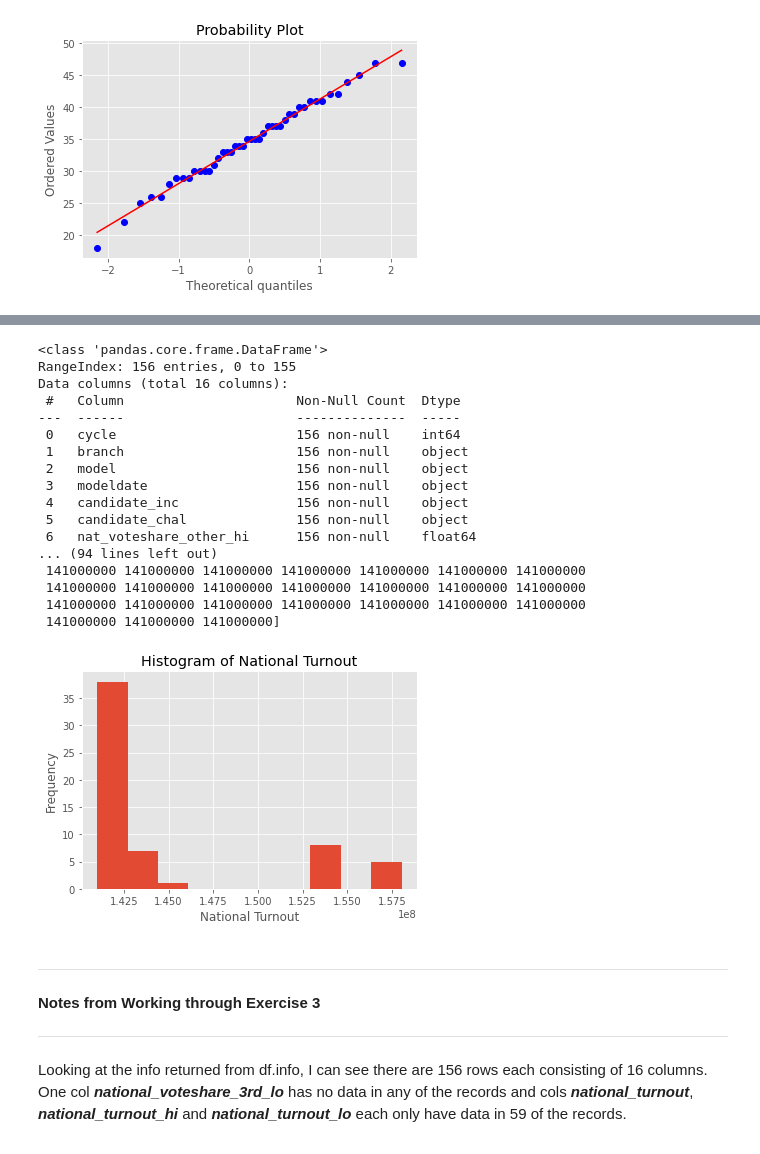
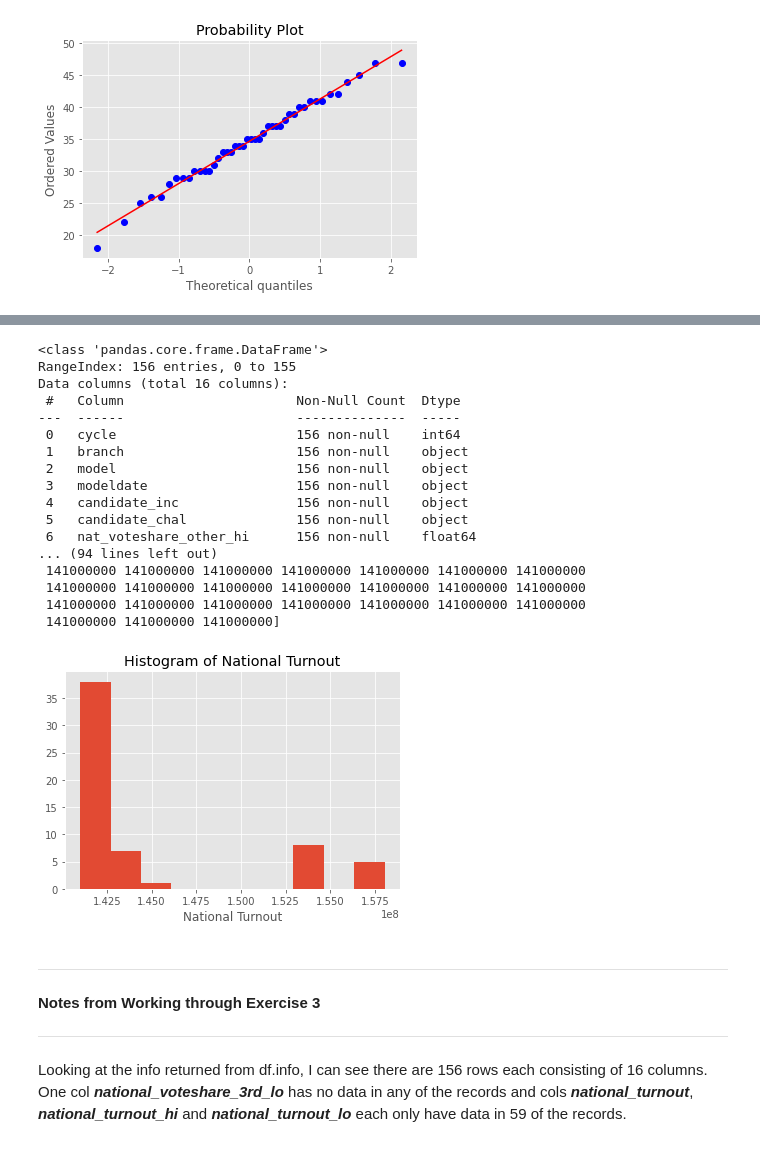
Before and after one commit to mrsferret/Code-Division, a Jupyter notebook: Worksheets/8_3_Testing_for_normal_distributions.ipynb, the cells around one changed output, grey strips where cells are left out. Saved outputs shown, nothing was run; the diff lists cells and outputs as text; code cells hidden in the pictures.

```diff
--- a/Worksheets/8_3_Testing_for_normal_distributions.ipynb
+++ b/Worksheets/8_3_Testing_for_normal_distributions.ipynb
@@ -233,7 +233,7 @@ memory usage: 7.8+ KB
 # %%
 import pandas as pd
 import numpy as np
-from scipy import stats
+#from scipy import stats
 import matplotlib.pyplot as plt
 
 def chart_resilliance_prob(resilliance_np):
@@ -276,7 +276,7 @@ def chart_national_turnout(resilliance_np):
   plt.style.use('ggplot')
   plt.hist(resilliance_np, bins=10)
   plt.xlabel('National Turnout')
-  plt.ylabel('Frequency')
+  #plt.ylabel('Frequency')
   plt.title('Histogram of National Turnout')
   plt.show()
 
@@ -293,34 +293,34 @@ cleaned_df = inspect_and_clean_data(df)
 
 #==========================================================================
 # extract national_turnout_np column from clean dataframe to create numpy array
 #==========================================================================
 
 national_turnout_np = cleaned_df['national_turnout'].to_numpy(np.int32)
 
 print ("\nnational_turnout_np:", national_turnout_np)
 
 chart_national_turnout(national_turnout_np)
 
 #chart_resilliance_prob(resilliance_np)
 # %% [output]
 <class 'pandas.core.frame.DataFrame'>
 RangeIndex: 156 entries, 0 to 155
 Data columns (total 16 columns):
  #   Column                      Non-Null Count  Dtype
 ---  ------                      --------------  -----
  0   cycle                       156 non-null    int64
  1   branch                      156 non-null    object
  2   model                       156 non-null    object
  3   modeldate                   156 non-null    object
  4   candidate_inc               156 non-null    object
  5   candidate_chal              156 non-null    object
  6   nat_voteshare_other_hi      156 non-null    float64
 ... (94 lines left out)
  141000000 141000000 141000000 141000000 141000000 141000000 141000000
  141000000 141000000 141000000 141000000 141000000 141000000 141000000
  141000000 141000000 141000000 141000000 141000000 141000000 141000000
  141000000 141000000 141000000]
-[figure, old version]
+[figure, new version]
 # %% [markdown]
 
 
```
Also changed, not shown: parts of 2 cells of this notebook.
